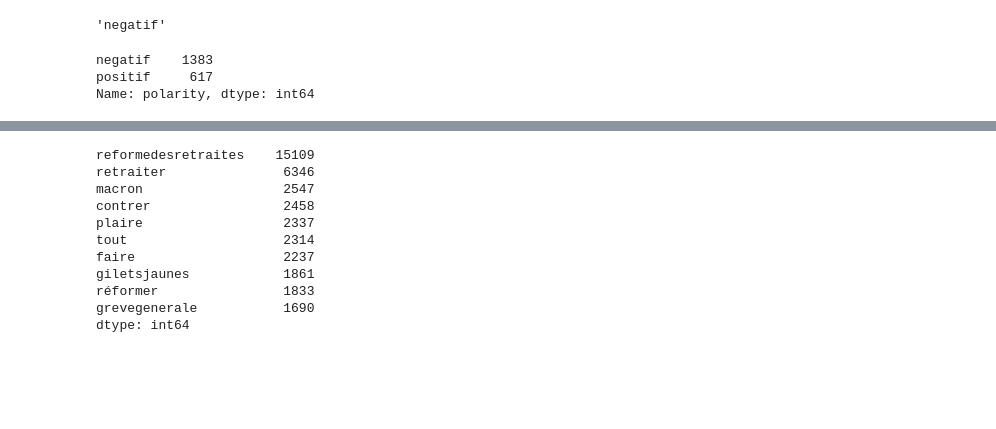
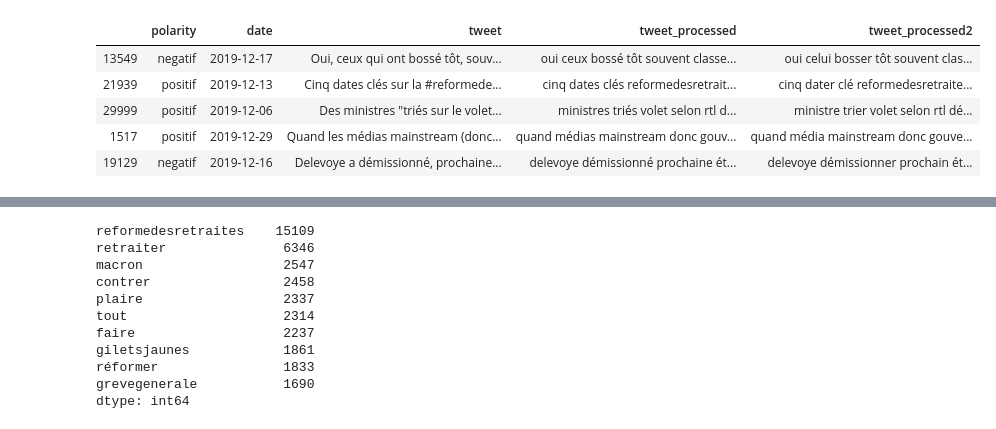
Before and after one commit to alinedebenath/ironhack-datalabs-dataparis0619-pt, a Jupyter notebook: final-project/final-project-NLP_step2.ipynb, the cells around one changed output, grey strips where cells are left out. Cells and saved outputs as stored; diff of their text form; code cells hidden in the pictures; blank space fills up the shorter version.

```diff
--- a/final-project/final-project-NLP_step2.ipynb
+++ b/final-project/final-project-NLP_step2.ipynb
@@ -1,28 +0,0 @@
-# %%
-import pandas as pd
-pd.set_option('display.max_colwidth', 250)
-pd.set_option('max_rows', 2500)
-from wordcloud import WordCloud
-import matplotlib.pylab as plt
-import matplotlib.dates as mdates
-from datetime import datetime
-start_time0 = datetime.now()
-import spacy
-import numpy as np
-import os
-import re
-import nltk
-import pandas as pd
-import matplotlib.pyplot as plt
-import pickle
-import xgboost as xgb
-from nltk.tokenize import word_tokenize
-from nltk.corpus import stopwords
-from nltk.stem.snowball import FrenchStemmer
-from nltk import NaiveBayesClassifier
-from sklearn.model_selection import train_test_split
-from sklearn.feature_extraction.text import CountVectorizer
-from xgboost import XGBClassifier
-from sklearn.linear_model import LogisticRegression
-from sklearn.model_selection import GridSearchCV
-from sklearn.metrics import accuracy_score, f1_score, classification_report
@@ -34,3 +7,12 @@ greve_twitter_origin=pd.read_csv('greve_twitter_final.csv', index_col=[0])
 # %%
-greve_twitter_origin.tweet_processed2=[x.replace("""'""",'') for x in greve_twitter_origin.tweet_processed2]
-greve_twitter_origin.date = greve_twitter_origin.date.map(lambda x: str(x)[:-15])
+greve_twitter.tweet_processed2=[x.replace("""'""",'') for x in greve_twitter.tweet_processed2]
+greve_twitter.date = greve_twitter.date.map(lambda x: str(x)[:-15])
+pd.options.display.max_colwidth = 50
+greve_twitter.sample(5)
+# %% [output]
+|  | polarity | date | tweet | tweet_processed | tweet_processed2 |
+| 13549 | negatif | 2019-12-17 | Oui, ceux qui ont bossé tôt, souv... | oui ceux bossé tôt souvent classe... | oui celui bosser tôt souvent clas... |
+| 21939 | positif | 2019-12-13 | Cinq dates clés sur la #reformede... | cinq dates clés reformedesretrait... | cinq dater clé reformedesretraite... |
+| 29999 | positif | 2019-12-06 | Des ministres "triés sur le volet... | ministres triés volet selon rtl d... | ministre trier volet selon rtl dé... |
+| 1517 | positif | 2019-12-29 | Quand les médias mainstream (donc... | quand médias mainstream donc gouv... | quand média mainstream donc gouve... |
+| 19129 | negatif | 2019-12-16 | Delevoye a démissionné, prochaine... | delevoye démissionné prochaine ét... | delevoye démissionner prochain ét... |
@@ -68,11 +18,0 @@ greve_twitter_origin['polarity'].iloc[index_pos] = 'positif'
-# %%
-greve_twitter_origin['polarity'][292]
-# %% [output]
-'negatif'
-# %%
-greve_twitter_train = greve_twitter_origin[0:2000]
-greve_twitter_train['polarity'].value_counts()
-# %% [output]
-negatif    1383
-positif     617
-Name: polarity, dtype: int64
```
Also changed, not shown: parts of 32 cells of this notebook, 1 other file.
